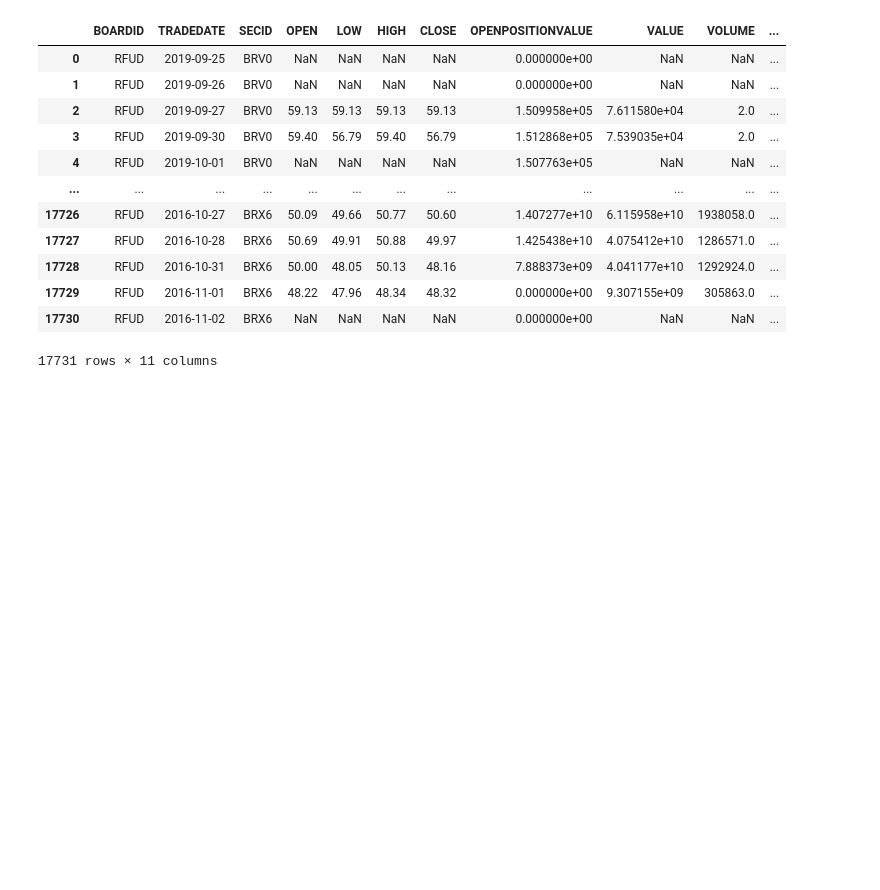
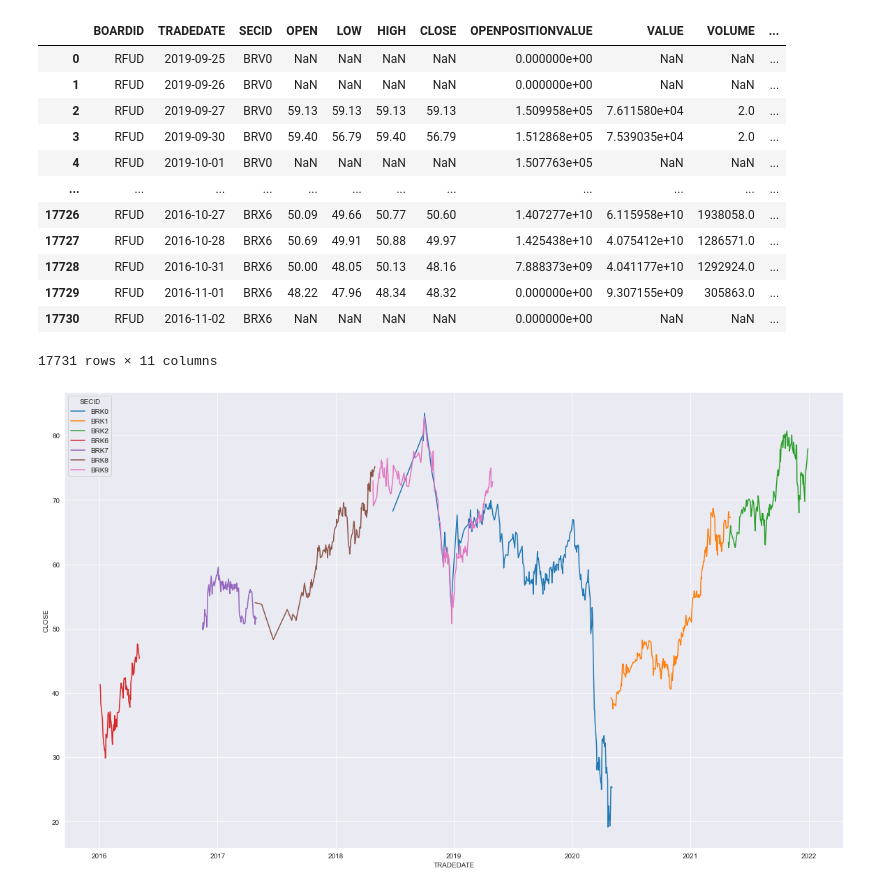
Before and after one commit to gaarutyunov/market-risk, a Jupyter notebook: notebooks/brent_parsing.ipynb, the cells around one changed output. Cells and saved outputs as stored; diff of their text form; code cells hidden in the pictures; blank space fills up the shorter version.

```diff
--- a/notebooks/brent_parsing.ipynb
+++ b/notebooks/brent_parsing.ipynb
@@ -54,3 +55,12 @@ DT.to_pandas()
 | 17729 | RFUD | 2016-11-01 | BRX6 | 48.22 | 47.96 | 48.34 | 48.32 | 0.000000e+00 | 9.307155e+09 | 305863.0 | ... |
 | 17730 | RFUD | 2016-11-02 | BRX6 | NaN | NaN | NaN | NaN | 0.000000e+00 | NaN | NaN | ... |
 17731 rows × 11 columns
+# %%
+all_dec = [PREFIX + 'K' + str(y) for y in YEARS]
+df: pd.DataFrame = DT[:, ['TRADEDATE', 'CLOSE'], dt.by('SECID')].to_pandas()
+only_dec = df[df['SECID'].isin(pd.Series(all_dec))]
+
+sns.lineplot(data=only_dec, x='TRADEDATE', y='CLOSE', hue='SECID')
+plt.gcf().set_size_inches(20, 12)
+# %% [output]
+[figure, added]
```
Also changed, not shown: parts of 5 cells of this notebook, 16 other files.
